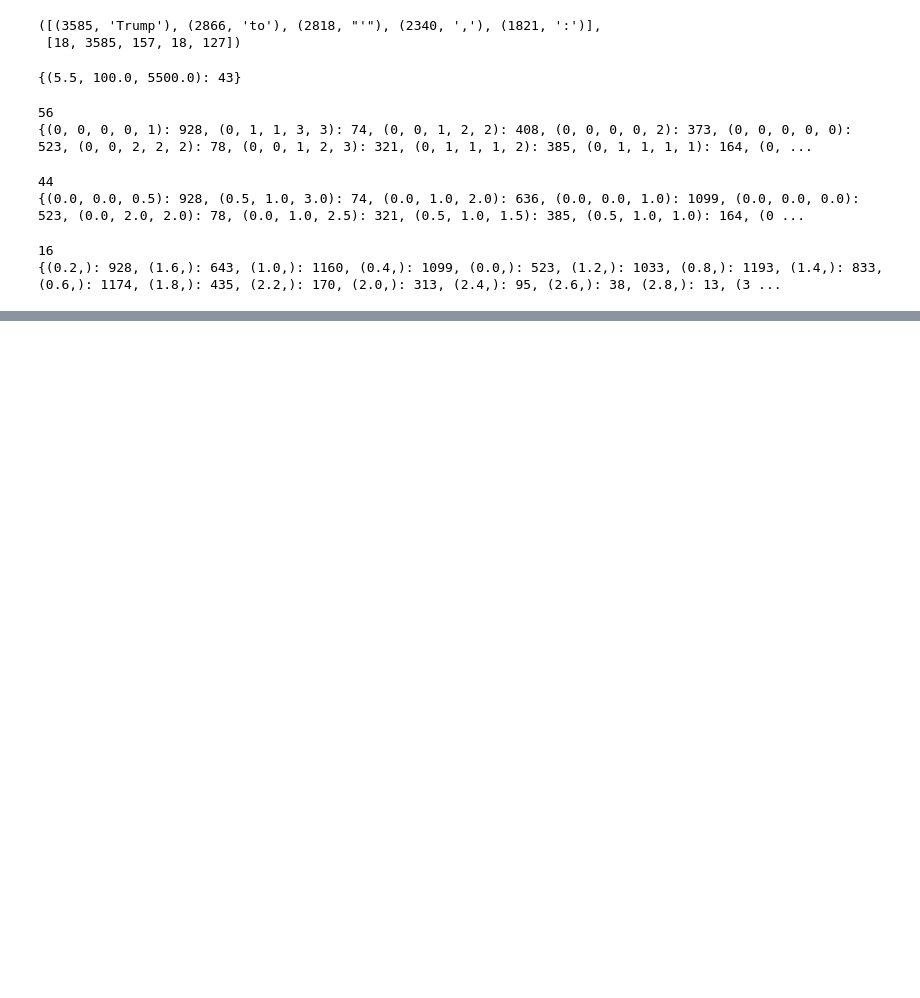
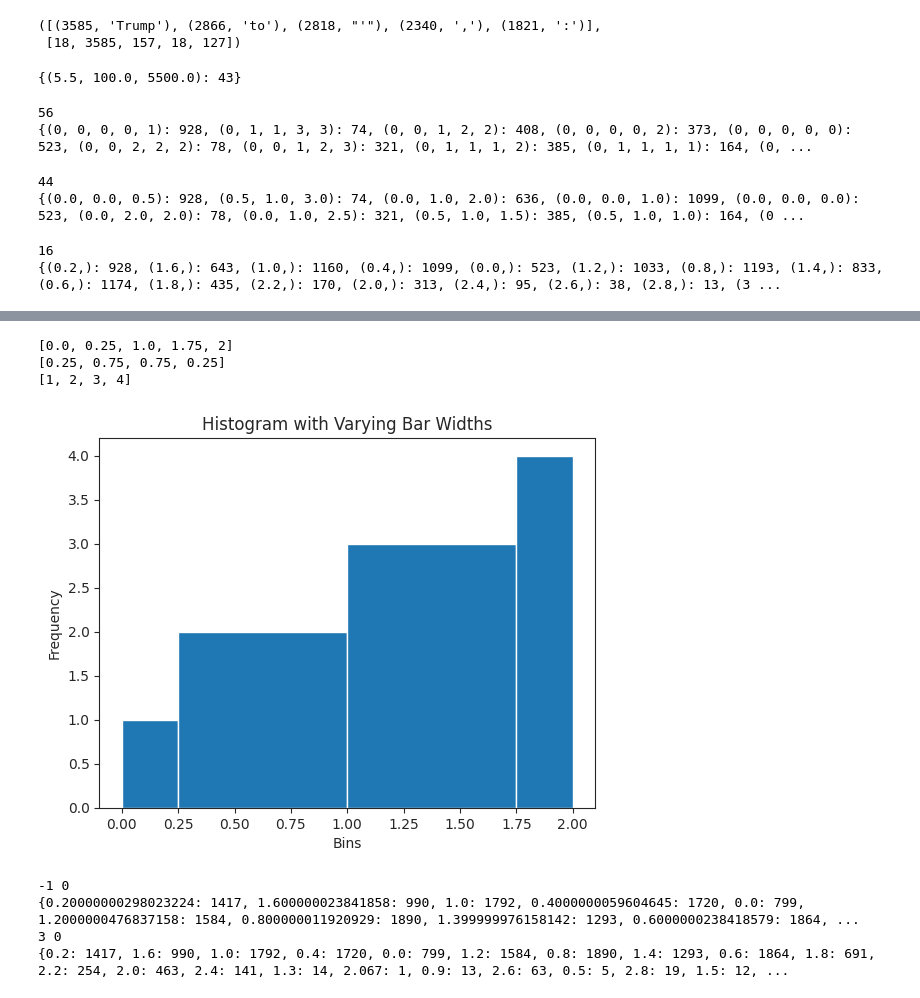
Before and after one commit to Dorijan-Cirkveni/tar-project, a Jupyter notebook: data_visualisation.ipynb, the cells around one changed output, grey strips where cells are left out. Cells and saved outputs as stored; diff of their text form; code cells hidden in the pictures; blank space fills up the shorter version.

```diff
--- a/data_visualisation.ipynb
+++ b/data_visualisation.ipynb
@@ -1326,0 +1155,41 @@ print(grade_groups_1)
+# %%
+def tempfn(grades_dict):
+    L=[(e,v) for (e,v) in grades_dict.items()]
+    L.sort()
+    limits=[]
+    last=L[0][0]
+    for (e,_) in L:
+        limits.append((last+e)/2)
+        last=e
+    limits.append(L[-1][0])
+    widths=[limits[i]-limits[i-1] for i in range(1,len(limits))]
+    data=[v for (_,v) in L]
+    print(limits)
+    print(widths)
+    print(data)
+    plt.bar(limits[:-1], data, width=widths, align='edge')
+
+    # Set labels and title
+    plt.xlabel('Bins')
+    plt.ylabel('Frequency')
+    plt.title('Histogram with Varying Bar Widths')
+
+    # Show the plot
+    plt.show()
+tempfn({0:1,0.5:2,1.5:3,2:4})
+tempfn=None
+# %% [output]
+[0.0, 0.25, 1.0, 1.75, 2]
+[0.25, 0.75, 0.75, 0.25]
+[1, 2, 3, 4]
+[figure, added]
+# %%
+X=counter_dict(combined_df['meanGrade'],dict())
+print(X)
+Y=counter_dict(combined_df['meanGrade'],dict(),ro=3)
+print(Y)
+# %% [output]
+-1 0
+{0.20000000298023224: 1417, 1.600000023841858: 990, 1.0: 1792, 0.4000000059604645: 1720, 0.0: 799, 1.2000000476837158: 1584, 0.800000011920929: 1890, 1.399999976158142: 1293, 0.6000000238418579: 1864, ...
+3 0
+{0.2: 1417, 1.6: 990, 1.0: 1792, 0.4: 1720, 0.0: 799, 1.2: 1584, 0.8: 1890, 1.4: 1293, 0.6: 1864, 1.8: 691, 2.2: 254, 2.0: 463, 2.4: 141, 1.3: 14, 2.067: 1, 0.9: 13, 2.6: 63, 0.5: 5, 2.8: 19, 1.5: 12, ...
```
Also changed, not shown: parts of 31 cells of this notebook.
